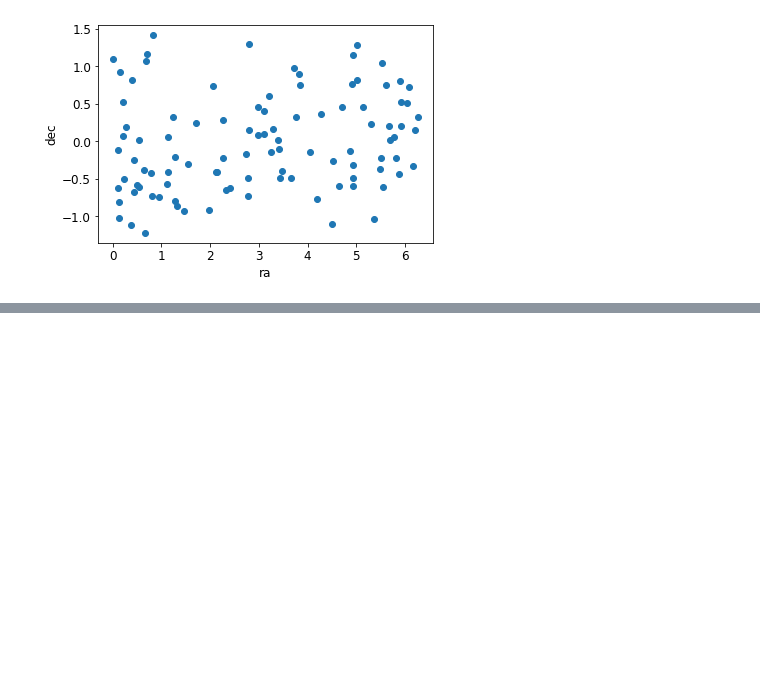
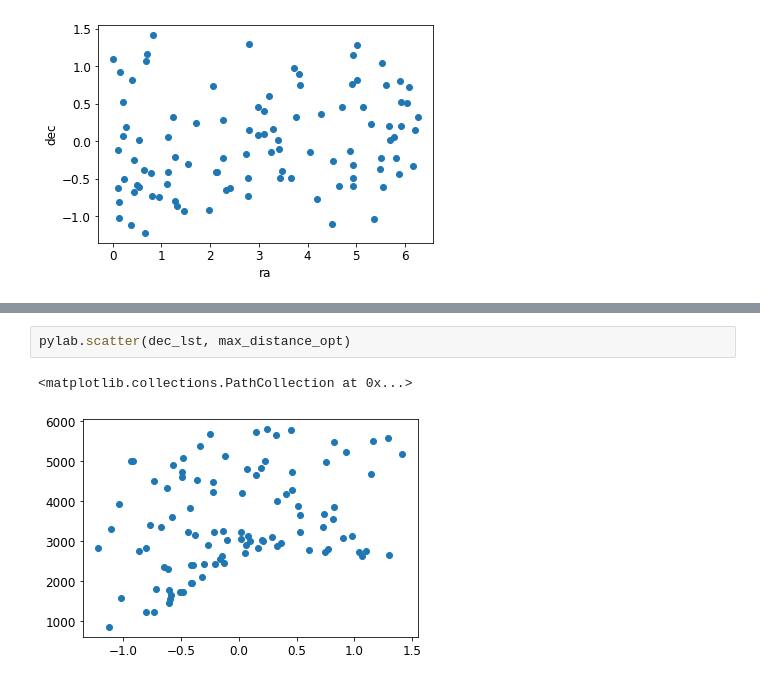
Before and after one commit to danielahyano/ligo-summer-2022, a Jupyter notebook: sim_sky_inc.ipynb, the cells around one changed output, grey strips where cells are left out. Cells and saved outputs as stored; diff of their text form; blank space fills up the shorter version.

```diff
--- a/sim_sky_inc.ipynb
+++ b/sim_sky_inc.ipynb
@@ -167,0 +173,5 @@ pylab.hist2d(ra, dec)
+# %%
+pylab.scatter(dec_lst, max_distance_opt)
+# %% [output]
+<matplotlib.collections.PathCollection at 0x...>
+[figure, added]
```
Also changed, not shown: parts of 1 cell of this notebook.
